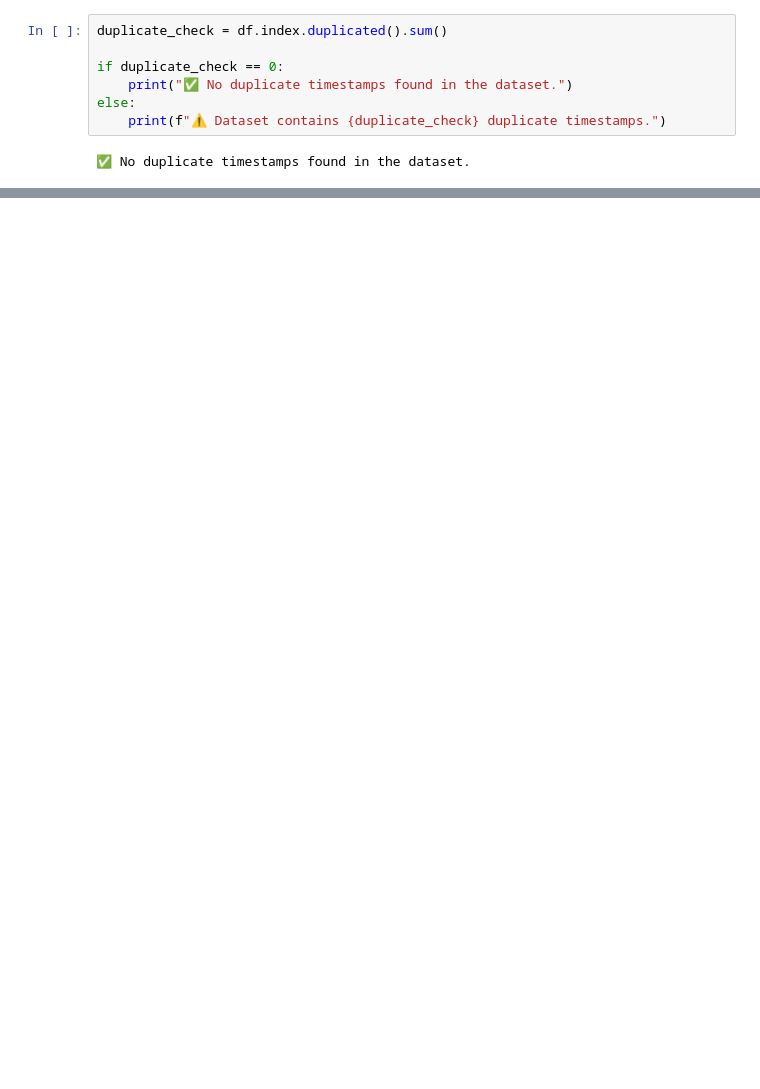
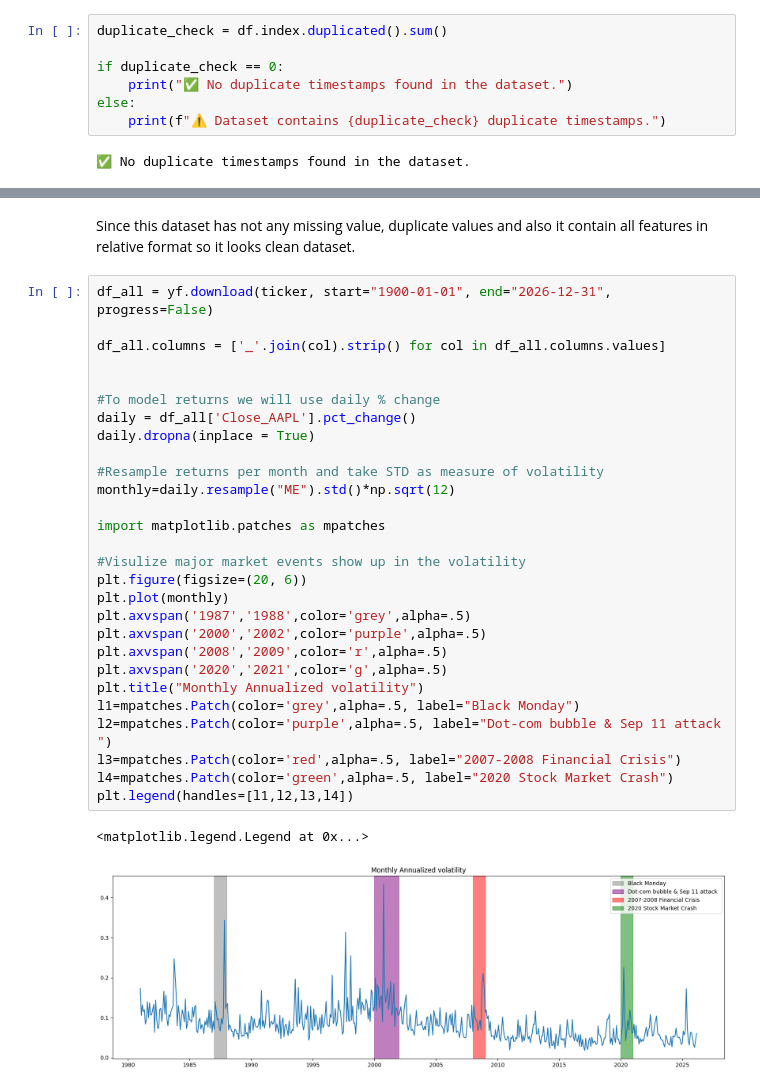
Before and after one commit to akhil1020/Apple-stock-price-forecasting, a Jupyter notebook: APPLE_Stock_Price_Forecasting.ipynb, the cells around one changed output, grey strips where cells are left out. Saved outputs shown, nothing was run; the diff lists cells and outputs as text; blank space fills up the shorter version.

```diff
--- a/APPLE_Stock_Price_Forecasting.ipynb
+++ b/APPLE_Stock_Price_Forecasting.ipynb
@@ -1055,0 +122,33 @@ Forecast RMSE: 418.938
+# %% [markdown]
+Since this dataset has not any missing value, duplicate values and also it contain all features in relative format so it looks clean dataset.
+# %%
+df_all = yf.download(ticker, start="1900-01-01", end="2026-12-31", progress=False)
+
+df_all.columns = ['_'.join(col).strip() for col in df_all.columns.values]
+
+
+#To model returns we will use daily % change
+daily = df_all['Close_AAPL'].pct_change()
+daily.dropna(inplace = True)
+
+#Resample returns per month and take STD as measure of volatility
+monthly=daily.resample("ME").std()*np.sqrt(12)
+
+import matplotlib.patches as mpatches
+
+#Visulize major market events show up in the volatility
+plt.figure(figsize=(20, 6))
+plt.plot(monthly)
+plt.axvspan('1987','1988',color='grey',alpha=.5)
+plt.axvspan('2000','2002',color='purple',alpha=.5)
+plt.axvspan('2008','2009',color='r',alpha=.5)
+plt.axvspan('2020','2021',color='g',alpha=.5)
+plt.title("Monthly Annualized volatility")
+l1=mpatches.Patch(color='grey',alpha=.5, label="Black Monday")
+l2=mpatches.Patch(color='purple',alpha=.5, label="Dot-com bubble & Sep 11 attack ")
+l3=mpatches.Patch(color='red',alpha=.5, label="2007-2008 Financial Crisis")
+l4=mpatches.Patch(color='green',alpha=.5, label="2020 Stock Market Crash")
+plt.legend(handles=[l1,l2,l3,l4])
+# %% [output]
+<matplotlib.legend.Legend at 0x...>
+[figure, added]
```
Also changed, not shown: parts of 98 cells of this notebook.
